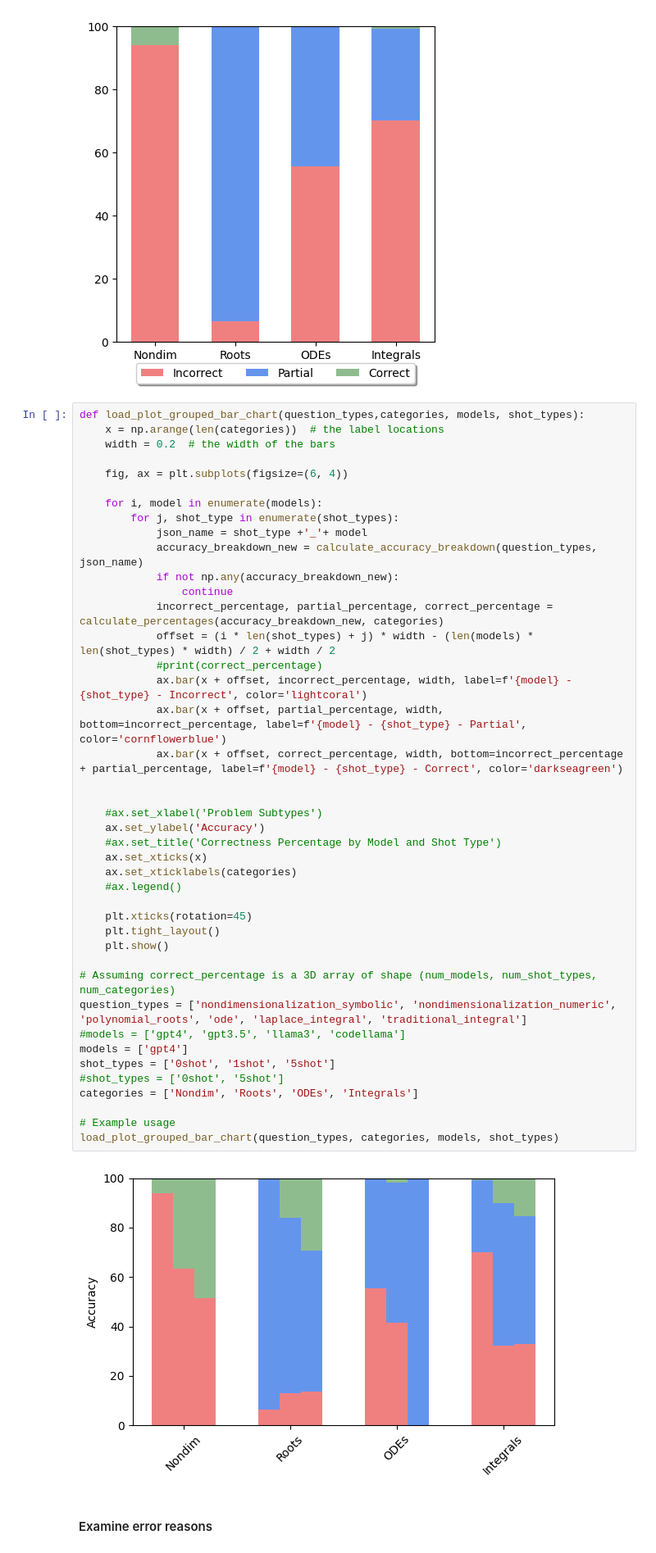
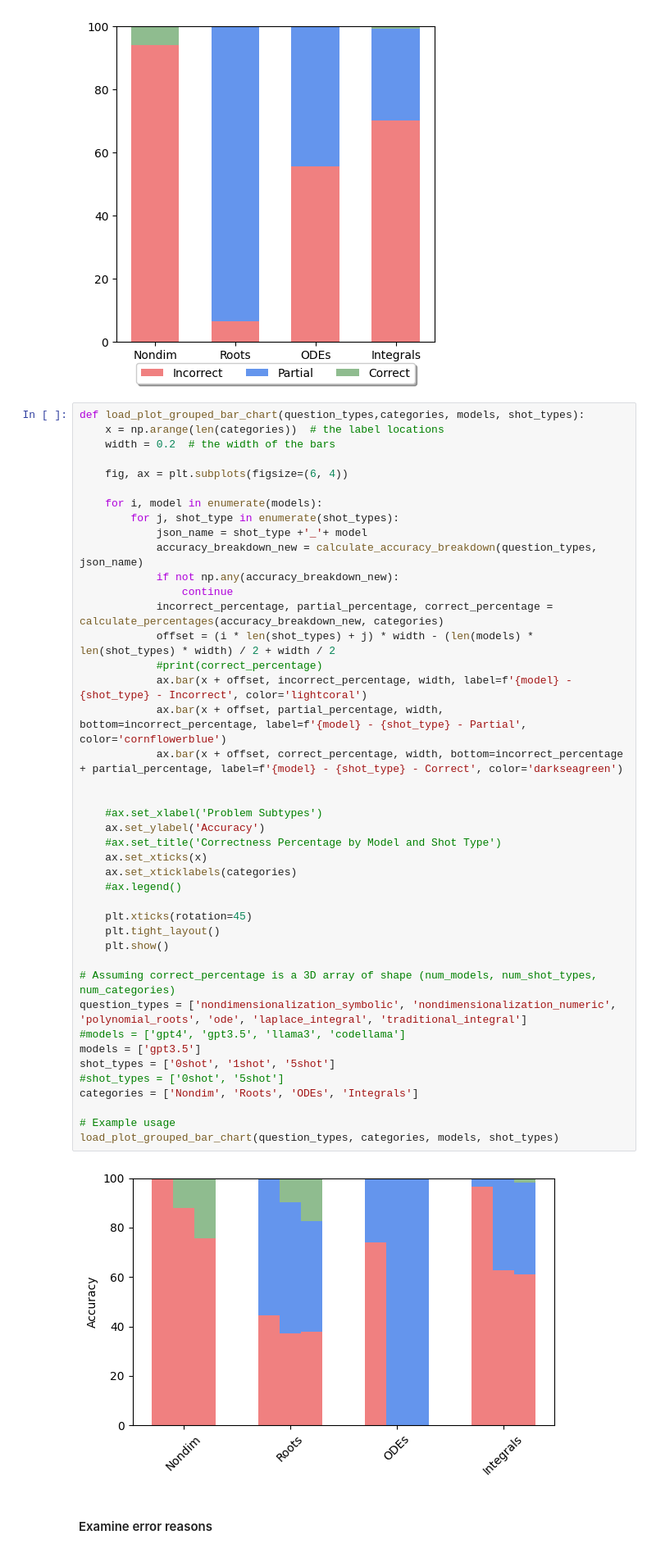
Before and after one commit to sarahmart/HARDMath, a Jupyter notebook: evaluation/paper_plotting.ipynb, the cells around one changed output. Shown at 82% size. Cells and saved outputs as stored; diff of their text form.

```diff
--- a/evaluation/paper_plotting.ipynb
+++ b/evaluation/paper_plotting.ipynb
@@ -246,35 +246,35 @@ def load_plot_grouped_bar_chart(question_types,categories, models, shot_types):
                 continue
             incorrect_percentage, partial_percentage, correct_percentage = calculate_percentages(accuracy_breakdown_new, categories)
             offset = (i * len(shot_types) + j) * width - (len(models) * len(shot_types) * width) / 2 + width / 2
             #print(correct_percentage)
             ax.bar(x + offset, incorrect_percentage, width, label=f'{model} - {shot_type} - Incorrect', color='lightcoral')
             ax.bar(x + offset, partial_percentage, width, bottom=incorrect_percentage, label=f'{model} - {shot_type} - Partial', color='cornflowerblue')
             ax.bar(x + offset, correct_percentage, width, bottom=incorrect_percentage + partial_percentage, label=f'{model} - {shot_type} - Correct', color='darkseagreen')
 
 
     #ax.set_xlabel('Problem Subtypes')
     ax.set_ylabel('Accuracy')
     #ax.set_title('Correctness Percentage by Model and Shot Type')
     ax.set_xticks(x)
     ax.set_xticklabels(categories)
     #ax.legend()
 
     plt.xticks(rotation=45)
     plt.tight_layout()
     plt.show()
 
 # Assuming correct_percentage is a 3D array of shape (num_models, num_shot_types, num_categories)
 question_types = ['nondimensionalization_symbolic', 'nondimensionalization_numeric', 'polynomial_roots', 'ode', 'laplace_integral', 'traditional_integral']
 #models = ['gpt4', 'gpt3.5', 'llama3', 'codellama']
-models = ['gpt4']
+models = ['gpt3.5']
 shot_types = ['0shot', '1shot', '5shot']
 #shot_types = ['0shot', '5shot']
 categories = ['Nondim', 'Roots', 'ODEs', 'Integrals']
 
 # Example usage
 load_plot_grouped_bar_chart(question_types, categories, models, shot_types)
 # %% [output]
-[figure, old version]
+[figure, new version]
 # %% [markdown]
 #### Examine error reasons
 # %%
```
Also changed, not shown: parts of 4 cells of this notebook, 6 other files.
